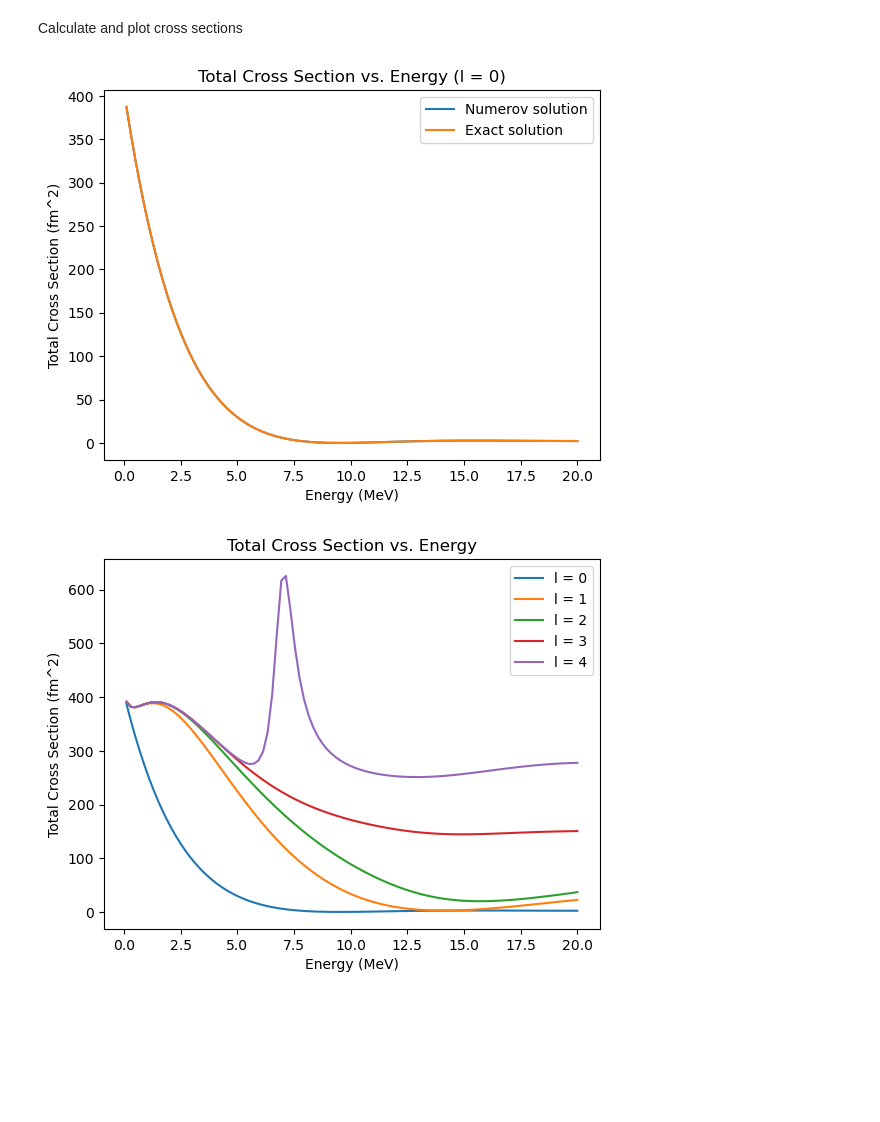
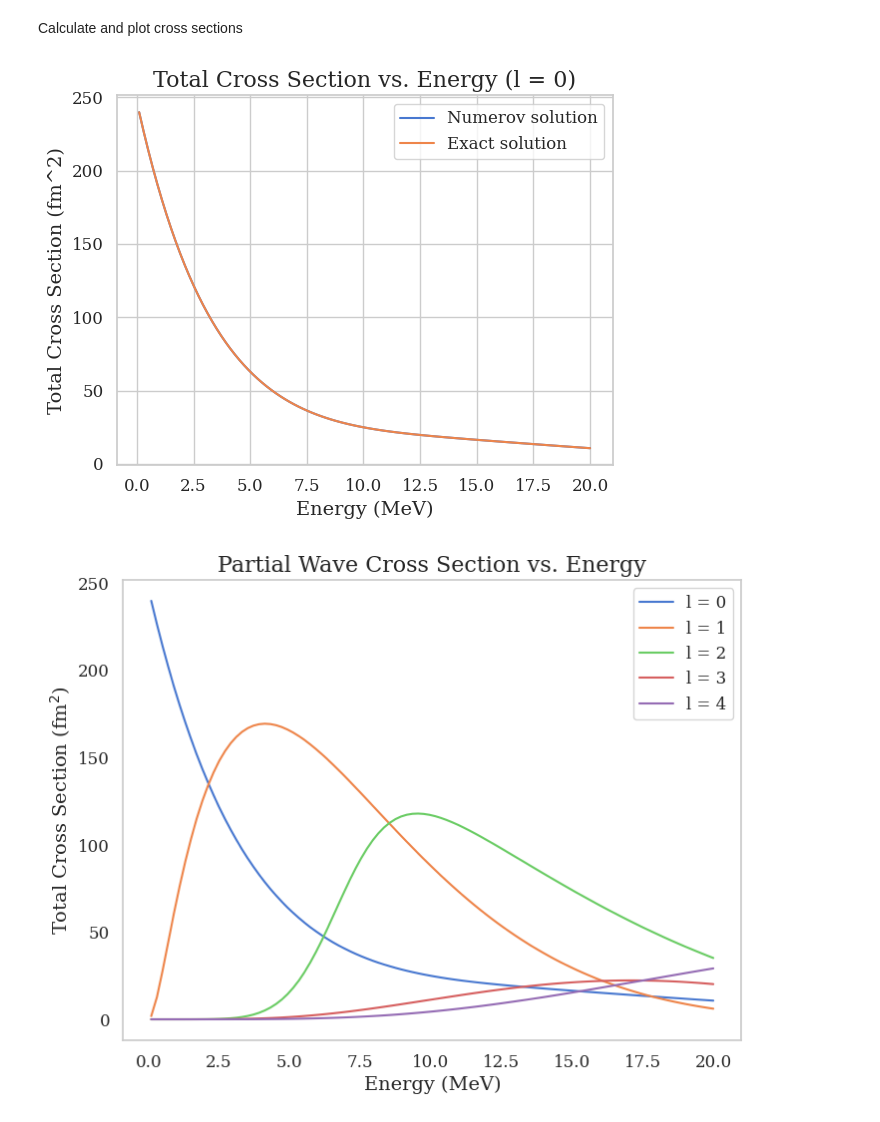
Before and after one commit to LydiaMaz/Scattering-Calculations, a Jupyter notebook: SquareWell_Numerov.ipynb, the cells around one changed output. Cells and saved outputs as stored; diff of their text form; code cells hidden in the pictures; blank space fills up the shorter version.

Commit message:
add plots

```diff
--- a/SquareWell_Numerov.ipynb
+++ b/SquareWell_Numerov.ipynb
@@ -9,11 +11,12 @@ hbar = 197 #MeV
 
 mu = m1*m2/(m1+m2)
 
-V0 = 125
-a = 6 #fm
+V0 = 50
+a = 5 #fm
 
 h = 0.001 #step size
 p = 1 #initial condition for derivative
 # %%
 def V(r):
-    return -V0 if r <= a else 0
+    # return -V0 if r <= a else 0
+    return np.where(r <= a, -V0, 0)
@@ -146,5 +192,15 @@ plt.show()
 # %% [markdown]
 Calculate and plot cross sections
+# %%
+def calculate_individual_cross_sections_numerov(E_values, l):
+    cross_sections = []
+    for E in E_values:
+        k = np.sqrt((2*mu*E)/hbar**2)
+        total_cross_section = 0.
+        delta_l = numerov_phase_shift(k, l, E)
+        total_cross_section += (2*l + 1) * (np.sin(delta_l)) ** 2
+        cross_sections.append((4*np.pi / (k ** 2)) * total_cross_section)
+    return cross_sections
 # %%
 def calculate_total_cross_sections_numerov(E_values, l_max):
     cross_sections = []
@@ -170,8 +225,8 @@ def calculate_total_cross_sections_exact(E_values, l_max):
     return cross_sections
 # %%
 l_max = 0
-numerov_cross_sections = calculate_total_cross_sections_numerov(E_values, l_max)
-exact_cross_sections = calculate_total_cross_sections_exact(E_values, l_max)
+numerov_cross_sections = calculate_individual_cross_sections_numerov(E_values, l_max)
+exact_cross_sections = calculate_individual_cross_sections_exact(E_values, l_max)
 
 plt.plot(E_values, numerov_cross_sections, label = "Numerov solution")
 plt.plot(E_values, exact_cross_sections, label = "Exact solution")
@@ -181,23 +236,26 @@ plt.title(f"Total Cross Section vs. Energy (l = {l_max})")
 plt.legend()
 plt.show()
 # %% [output]
-[figure, old version]
+[figure, new version]
 # %%
-cross_sections_0 = calculate_total_cross_sections_numerov(E_values, 0)
-cross_sections_1 = calculate_total_cross_sections_numerov(E_values, 1)
-cross_sections_2 = calculate_total_cross_sections_numerov(E_values, 2)
-cross_sections_3 = calculate_total_cross_sections_numerov(E_values, 3)
-cross_sections_4 = calculate_total_cross_sections_numerov(E_values, 4)
+cross_sections_0 = calculate_individual_cross_sections_numerov(E_values, 0)
+cross_sections_1 = calculate_individual_cross_sections_numerov(E_values, 1)
+cross_sections_2 = calculate_individual_cross_sections_numerov(E_values, 2)
+cross_sections_3 = calculate_individual_cross_sections_numerov(E_values, 3)
+cross_sections_4 = calculate_individual_cross_sections_numerov(E_values, 4)
+
+plt.figure(figsize=(8, 6))
 
 plt.plot(E_values, cross_sections_0, label='l = 0')
 plt.plot(E_values, cross_sections_1, label='l = 1')
 plt.plot(E_values, cross_sections_2, label='l = 2')
 plt.plot(E_values, cross_sections_3, label='l = 3')
 plt.plot(E_values, cross_sections_4, label='l = 4')
+plt.grid(False)
 plt.xlabel("Energy (MeV)")
-plt.ylabel("Total Cross Section (fm^2)")
-plt.title("Total Cross Section vs. Energy")
+plt.ylabel("Total Cross Section (fm$^2$)")
+plt.title("Partial Wave Cross Section vs. Energy", fontsize=16)
 plt.legend()
 plt.show()
 # %% [output]
-[figure, old version]
+[figure, new version]
```
Also changed, not shown: parts of 7 cells of this notebook.
